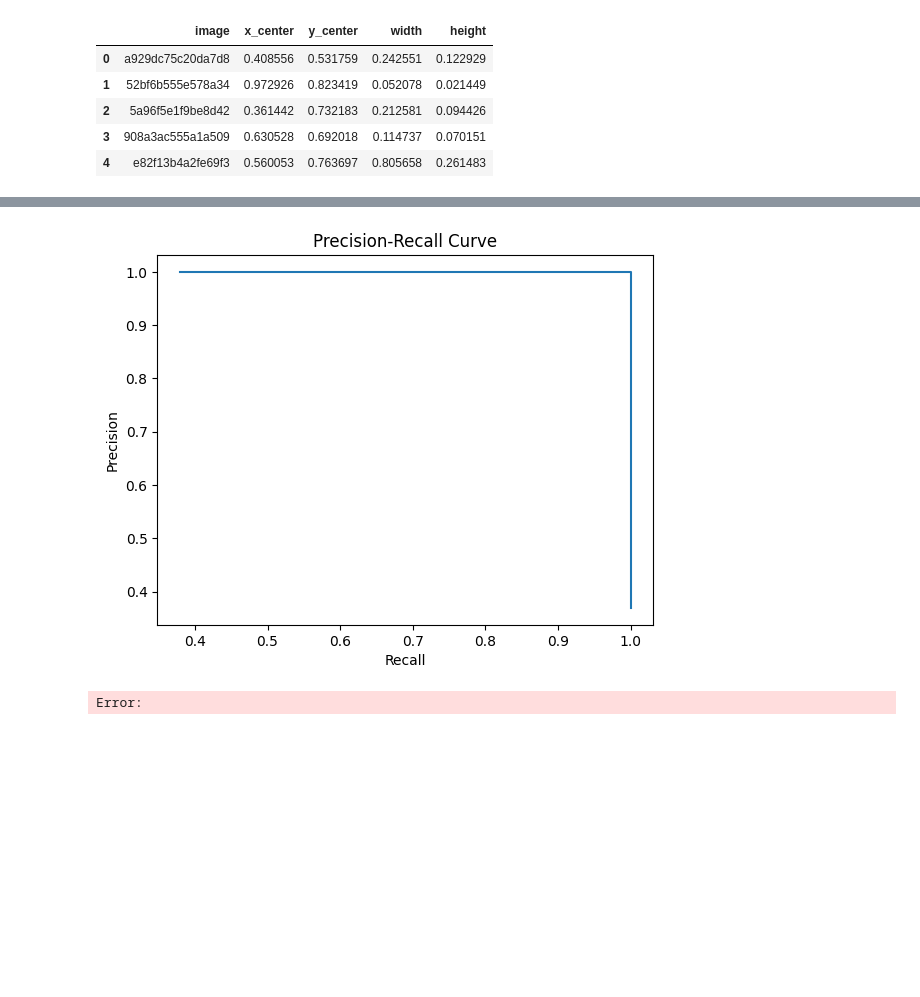
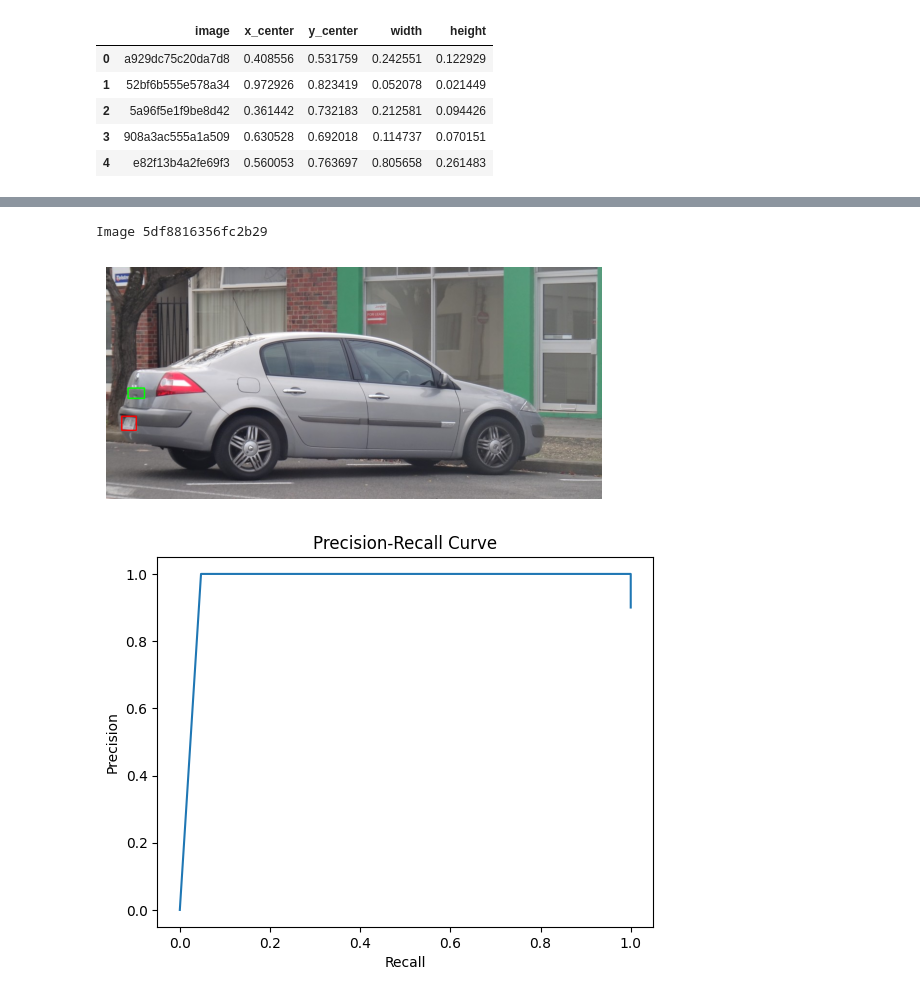
Before and after one commit to Gabmelom/plate-vision, a Jupyter notebook: plate-vision.ipynb, the cells around one changed output, grey strips where cells are left out. Saved outputs shown, nothing was run; the diff lists cells and outputs as text; code cells hidden in the pictures; blank space fills up the shorter version.

```diff
--- a/plate-vision.ipynb
+++ b/plate-vision.ipynb
@@ -376,3 +381,32 @@ Mean Average Precision: 0.25716212150678003
+# %%
+# Print the rows with IOU = 0
+bad_df = ious_df[ious_df["iou"] == 0]
+
+# Plot image with bounding boxes
+def plot_bad_prediction(dataframe):
+    row = dataframe.sample(1).iloc[0]
+    image_path, x, y, w, h, px, py, pw, ph, iou = row
+    print("Image",image_path)
+    path = f"{TEST_DIR}{image_path}.jpg"
+    img = cv2.imread(path)
+    img_h, img_w, _ = img.shape
+
+    x1, y1, x2, y2 = yolo_to_voc(x*img_w, y*img_h, w*img_w, h*img_h)
+    x1_pred, y1_pred, x2_pred, y2_pred = yolo_to_voc(px*img_w, py*img_h, pw*img_w, ph*img_h)
+
+    x1, y1, x2, y2 = int(x1), int(y1), int(x2), int(y2)
+    x1_pred, y1_pred, x2_pred, y2_pred = int(x1_pred), int(y1_pred), int(x2_pred), int(y2_pred)
+
+    img = cv2.cvtColor(img, cv2.COLOR_BGR2RGB)
+    img = cv2.rectangle(img, (x1, y1), (x2, y2), (255,0,0), 2)
+    img = cv2.rectangle(img, (x1_pred, y1_pred), (x2_pred, y2_pred), (0,255,0), 2)
+    plt.axis("off")
+    plt.imshow(img)
+
+plot_bad_prediction(bad_df)
+# %% [output]
+Image 5df8816356fc2b29
+[figure, added]
 # %%
 def precision_recall_curve(y_true, pred_scores, thresholds):
     precisions = []
@@ -410,9 +444,8 @@ def plot_precision_recall_curve(y_true, pred_scores, thresholds):
     plt.show()
 # %%
 # Calculate precision-recall curve
-thresholds = np.arange(0.2, 0.7, 0.05)
-y_true = [1 if i > 0.5 else 0 for i in ious]
+thresholds = np.arange(0.1, 0.95, 0.05)
+y_true = [1 if i > 0.4 else 0 for i in ious]
 plot_precision_recall_curve(y_true, ious, thresholds)
 # %% [output]
-[figure, old version]
+[figure, new version]
-Error:
```
Also changed, not shown: parts of 3 cells of this notebook, 2 other files.
